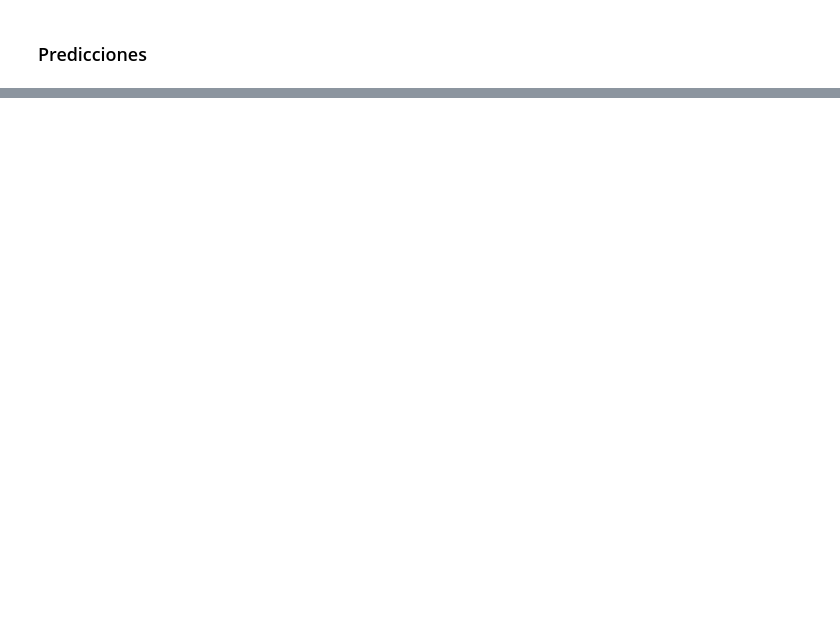
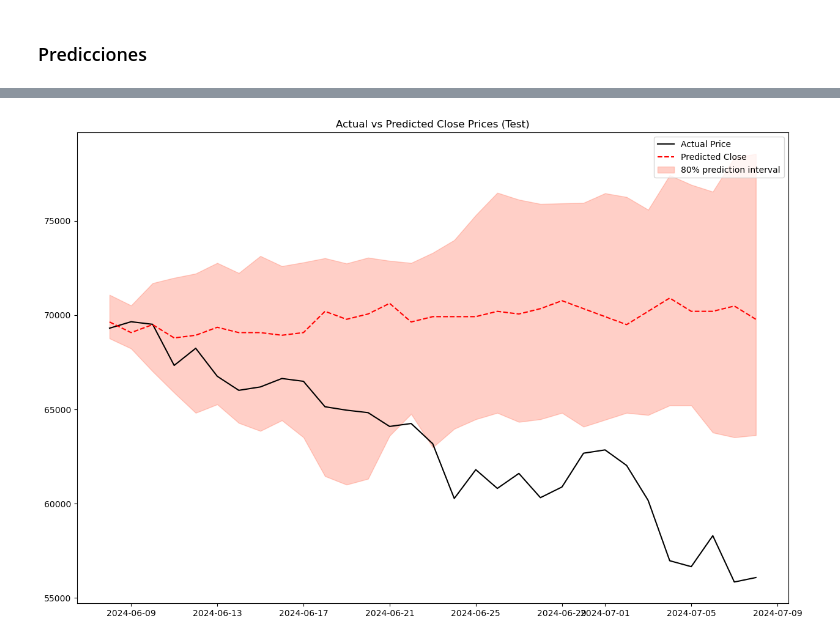
Before and after one commit to Ivo196/Crypto-Price-Forecasting-Using-Autoformer, a Jupyter notebook: Crypto price forecasting using Autoformer.ipynb, the cells around one changed output, grey strips where cells are left out. Cells and saved outputs as stored; diff of their text form; code cells hidden in the pictures; blank space fills up the shorter version.

Commit message:
add chronos

```diff
--- a/Crypto price forecasting using Autoformer.ipynb
+++ b/Crypto price forecasting using Autoformer.ipynb
@@ -595,0 +596,45 @@ plt.show()
+# %%
+from sklearn.model_selection import train_test_split
+import pandas as pd
+import matplotlib.pyplot as plt
+import numpy as np
+import torch
+from chronos import ChronosPipeline
+import yfinance as yf
+
+# token = "BTC-USD"
+# token = yf.download(token)
+# token.to_csv("BTC-USD.csv")
+
+
+df = pd.read_csv("BTC-USD.csv", index_col="Date", parse_dates=True)
+df.dropna(inplace=True)
+
+dias = 31
+
+train_size = int(len(df) - dias)
+train_df = df.iloc[:train_size]
+test_df = df.iloc[train_size:]
+
+#Hacemos las predicciones
+pipeline = ChronosPipeline.from_pretrained(
+    "amazon/chronos-t5-tiny",
+    device_map="cuda",
+    torch_dtype=torch.float32,
+)
+
+prediction_length = dias
+context = torch.tensor(train_df["Close"])
+forecast = pipeline.predict(context, prediction_length, num_samples=20)
+
+low, median, high = np.quantile(forecast[0].numpy(), [0.1, 0.5, 0.9], axis=0)
+
+plt.figure(figsize=(15,10))
+plt.plot(test_df.index, test_df["Close"], label="Actual Price",color="black")
+plt.plot(test_df.index, median, color="red",label="Predicted Close", linestyle='--')
+plt.fill_between(test_df.index, low, high, color="tomato", alpha=0.3, label="80% prediction interval")
+plt.title('Actual vs Predicted Close Prices (Test)')
+plt.legend()
+plt.show()
+# %% [output]
+[figure, added]
```
Also changed, not shown: parts of 17 cells of this notebook, 1 other file.
